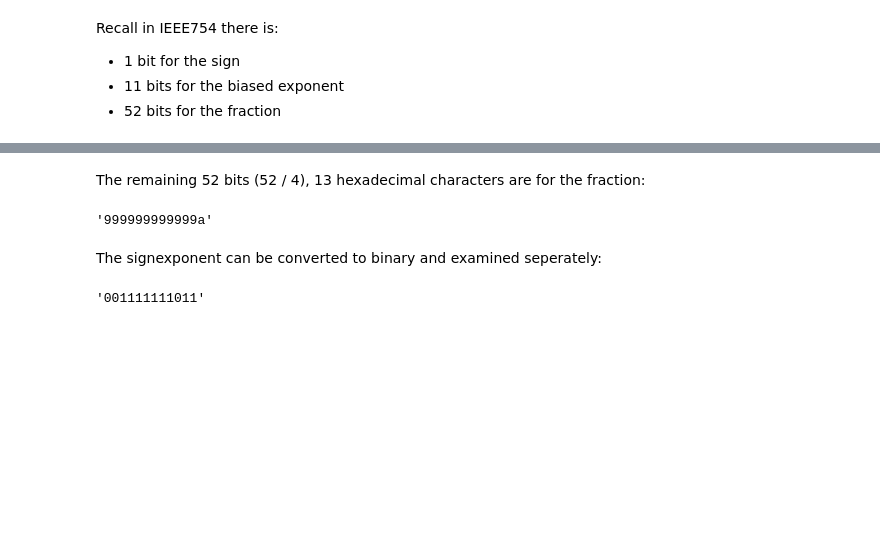
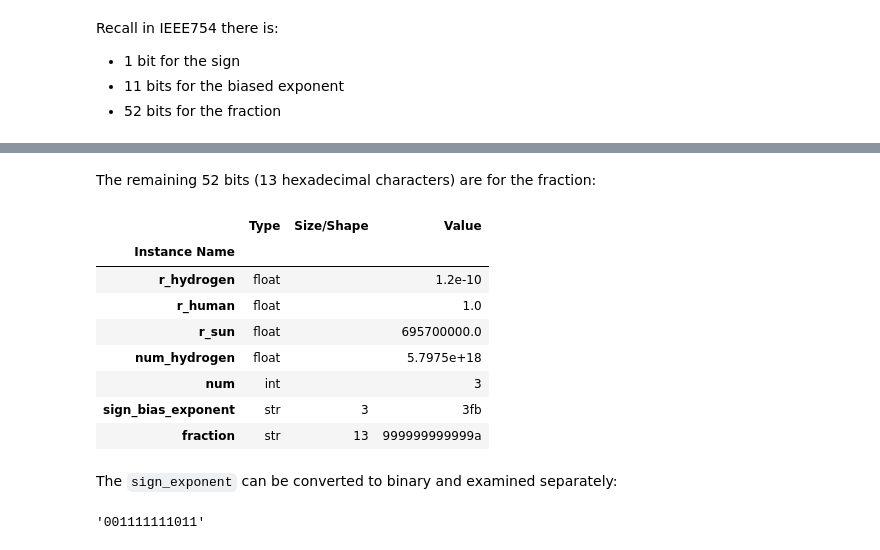
Before and after one commit to PhilipYip1988/python-notebooks, a Jupyter notebook: builtins_module_float/notebook.ipynb, the cells around one changed output, grey strips where cells are left out. Saved outputs shown, nothing was run; the diff lists cells and outputs as text; code cells hidden in the pictures; blank space fills up the shorter version.

````diff
--- a/builtins_module_float/notebook.ipynb
+++ b/builtins_module_float/notebook.ipynb
@@ -416,10 +393,19 @@ signbiasexponent
 # %% [markdown]
-The remaining 52 bits (52 / 4), 13 hexadecimal characters are for the fraction:
+The remaining 52 bits (13 hexadecimal characters) are for the fraction:
 # %%
 fraction = pickle.dumps(0.1).hex()[27:40]
-fraction
-# %% [output]
-'999999999999a'
+# %%
+variables()
+# %% [output]
+|  | Type | Size/Shape | Value |
+| Instance Name |  |  |  |
+| r_hydrogen | float |  | 1.2e-10 |
+| r_human | float |  | 1.0 |
+| r_sun | float |  | 695700000.0 |
+| num_hydrogen | float |  | 5.7975e+18 |
+| num | int |  | 3 |
+| sign_bias_exponent | str | 3 | 3fb |
+| fraction | str | 13 | 999999999999a |
 # %% [markdown]
-The signexponent can be converted to binary and examined seperately:
+The ```sign_exponent``` can be converted to binary and examined separately:
 # %%
````
Also changed, not shown: parts of 82 cells of this notebook, 4 other files.
